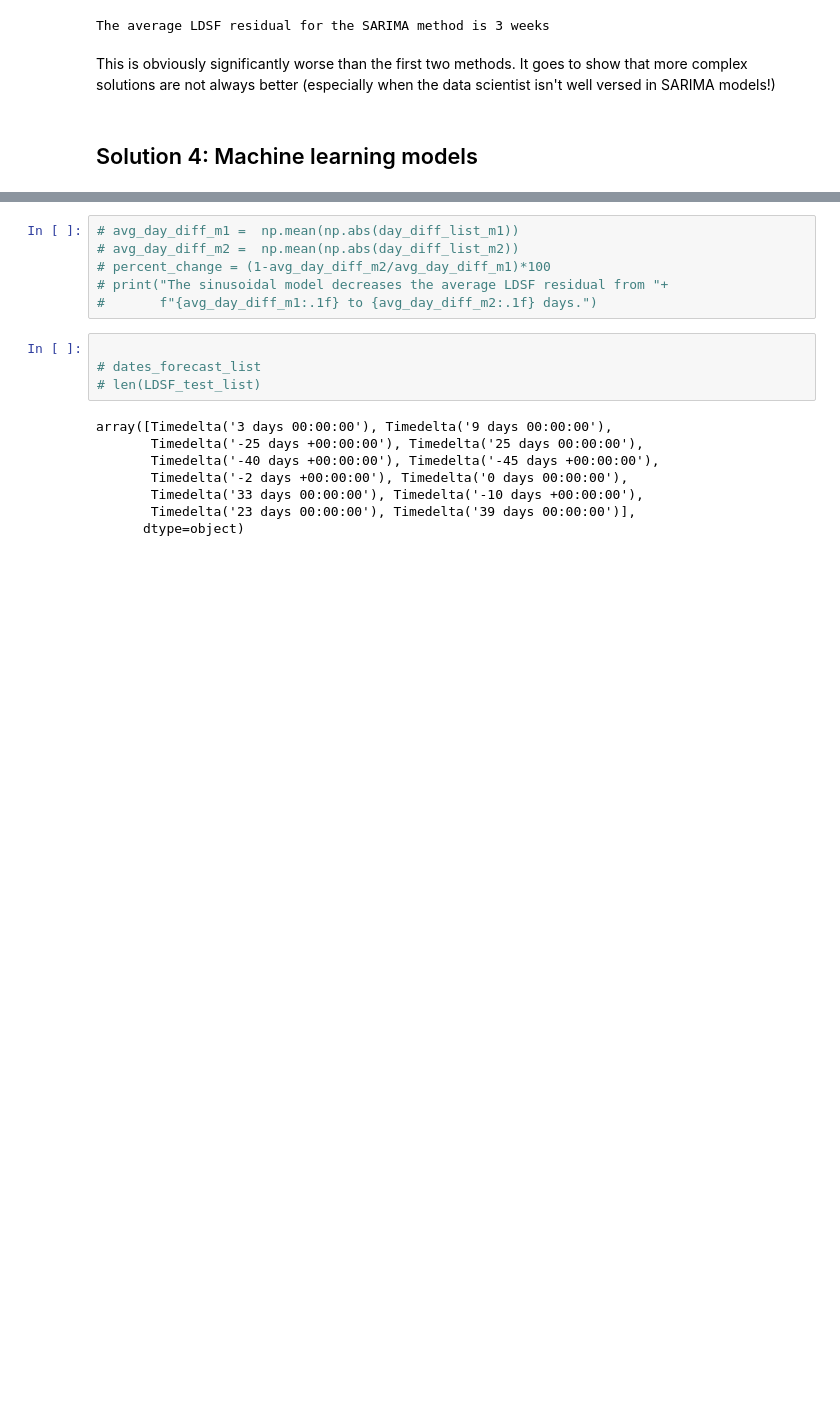
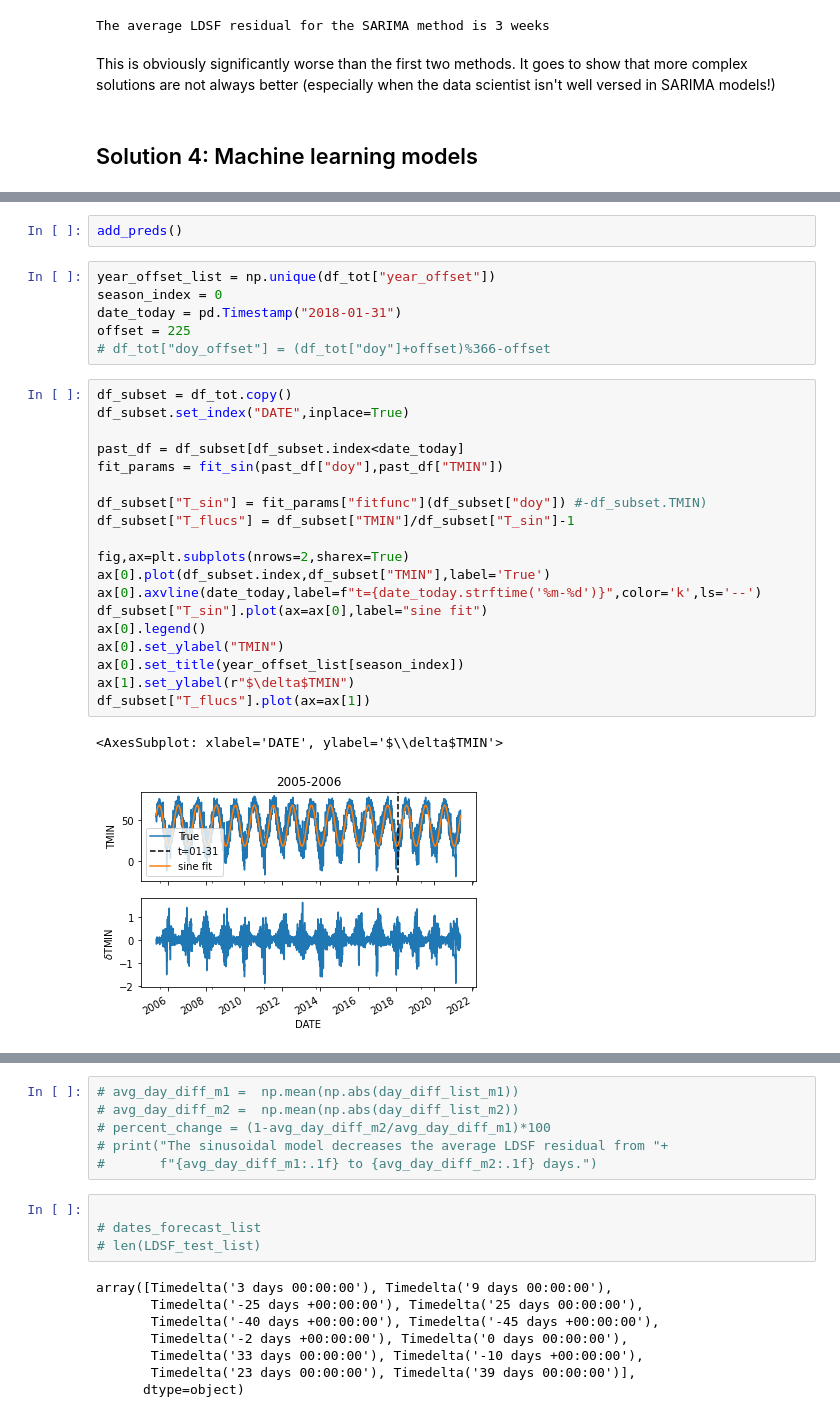
Before and after one commit to bayu-wilson/spring_freeze_prediction, a Jupyter notebook: frost_prediction.ipynb, the cells around one changed output, grey strips where cells are left out. Cells and saved outputs as stored; diff of their text form; blank space fills up the shorter version.

```diff
--- a/frost_prediction.ipynb
+++ b/frost_prediction.ipynb
@@ -555,0 +641,30 @@ This is obviously significantly worse than the first two methods. It goes to sho
+# %%
+add_preds()
+# %%
+year_offset_list = np.unique(df_tot["year_offset"])
+season_index = 0
+date_today = pd.Timestamp("2018-01-31")
+offset = 225
+# df_tot["doy_offset"] = (df_tot["doy"]+offset)%366-offset
+# %%
+df_subset = df_tot.copy()
+df_subset.set_index("DATE",inplace=True)
+
+past_df = df_subset[df_subset.index<date_today]
+fit_params = fit_sin(past_df["doy"],past_df["TMIN"])
+
+df_subset["T_sin"] = fit_params["fitfunc"](df_subset["doy"]) #-df_subset.TMIN)
+df_subset["T_flucs"] = df_subset["TMIN"]/df_subset["T_sin"]-1
+
+fig,ax=plt.subplots(nrows=2,sharex=True)
+ax[0].plot(df_subset.index,df_subset["TMIN"],label='True')
+ax[0].axvline(date_today,label=f"t={date_today.strftime('%m-%d')}",color='k',ls='--')
+df_subset["T_sin"].plot(ax=ax[0],label="sine fit")
+ax[0].legend()
+ax[0].set_ylabel("TMIN")
+ax[0].set_title(year_offset_list[season_index])
+ax[1].set_ylabel(r"$\delta$TMIN")
+df_subset["T_flucs"].plot(ax=ax[1])
+# %% [output]
+<AxesSubplot: xlabel='DATE', ylabel='$\\delta$TMIN'>
+[figure, added]
```
Also changed, not shown: parts of 66 cells of this notebook.
